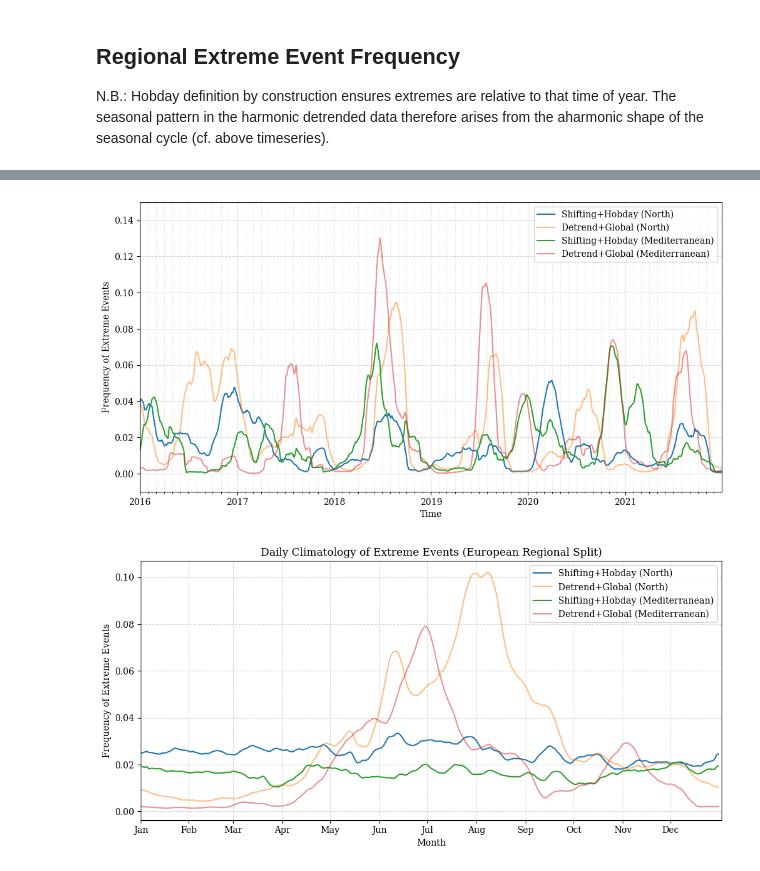
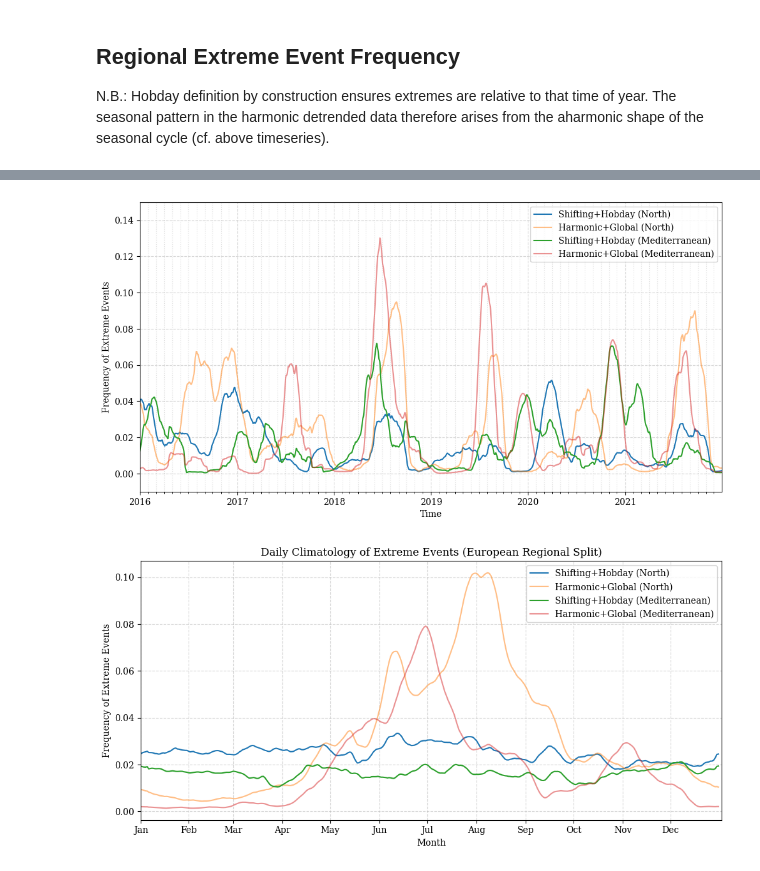
Before and after one commit to wienkers/marEx, a Jupyter notebook: examples/regional data/01_preprocess_extremes.ipynb, the cells around one changed output, grey strips where cells are left out. Saved outputs shown, nothing was run; the diff lists cells and outputs as text; code cells hidden in the pictures.

```diff
--- a/examples/regional data/01_preprocess_extremes.ipynb
+++ b/examples/regional data/01_preprocess_extremes.ipynb
@@ -575,43 +493,51 @@ monthly_shifting_north = extremes_ds_shifting.extreme_events.sel(lat=slice(50, 7
 monthly_detrend_north = extremes_ds_detrend.extreme_events.sel(lat=slice(50, 70)).mean(dim=["lat", "lon"]).rolling(time=60).mean()
 
 # Mediterranean region
-monthly_shifting_med = extremes_ds_shifting.extreme_events.sel(lat=slice(30, 49)).sel(lon=slice(0,45)).mean(dim=["lat", "lon"]).rolling(time=60).mean()
-monthly_detrend_med = extremes_ds_detrend.extreme_events.sel(lat=slice(30, 49)).sel(lon=slice(0,45)).mean(dim=["lat", "lon"]).rolling(time=60).mean()
+monthly_shifting_med = (
+    extremes_ds_shifting.extreme_events.sel(lat=slice(30, 49))
+    .sel(lon=slice(0, 45))
+    .mean(dim=["lat", "lon"])
+    .rolling(time=60)
+    .mean()
+)
+monthly_detrend_med = (
+    extremes_ds_detrend.extreme_events.sel(lat=slice(30, 49)).sel(lon=slice(0, 45)).mean(dim=["lat", "lon"]).rolling(time=60).mean()
+)
 
 plt.figure(figsize=(12, 6))
 plt.plot(
     monthly_shifting_north.time,
     monthly_shifting_north,
     label="Shifting+Hobday (North)",
 )
 plt.plot(
     monthly_detrend_north.time,
     monthly_detrend_north,
-    label="Detrend+Global (North)",
+    label="Harmonic+Global (North)",
     alpha=0.5,
 )
 plt.plot(
     monthly_shifting_med.time,
     monthly_shifting_med,
     label="Shifting+Hobday (Mediterranean)",
 )
 plt.plot(
     monthly_detrend_med.time,
     monthly_detrend_med,
-    label="Detrend+Global (Mediterranean)",
+    label="Harmonic+Global (Mediterranean)",
     alpha=0.5,
 )
 plt.grid(True, which="major", linestyle="--", alpha=0.5)
 plt.grid(True, which="minor", linestyle=":", alpha=0.4, axis="x")
 plt.xlabel("Time")
 plt.ylabel("Frequency of Extreme Events")
 plt.xlim(np.datetime64("2016-01-01"), np.datetime64("2021-12-31"))
 plt.ylim(-0.01, 0.15)
 plt.gca().xaxis.set_minor_locator(mdates.MonthLocator(bymonth=range(2, 13)))
 plt.legend()
 plt.show()
 # %% [output]
-[figure, old version]
+[figure, new version]
 # %%
 # Daily climatology split by European regions
 monthly_shifting_north = (
@@ -624,7 +550,8 @@ monthly_shifting_north = (
     .isel(dayofyear=slice(0, -2))
 )
 monthly_shifting_med = (
-    extremes_ds_shifting.extreme_events.sel(lat=slice(30, 49)).sel(lon=slice(0,45))
+    extremes_ds_shifting.extreme_events.sel(lat=slice(30, 49))
+    .sel(lon=slice(0, 45))
     .mean(dim=["lat", "lon"])
     .rolling(time=10, center=True)
     .mean("time")
@@ -642,7 +569,8 @@ monthly_detrend_north = (
     .isel(dayofyear=slice(0, -2))
 )
 monthly_detrend_med = (
-    extremes_ds_detrend.extreme_events.sel(lat=slice(30, 49)).sel(lon=slice(0,45))
+    extremes_ds_detrend.extreme_events.sel(lat=slice(30, 49))
+    .sel(lon=slice(0, 45))
     .mean(dim=["lat", "lon"])
     .rolling(time=10, center=True)
     .mean("time")
@@ -657,9 +585,9 @@ month_labels = [calendar.month_abbr[m] for m in range(1, 13)]
 
 plt.figure(figsize=(10, 5))
 plt.plot(days, monthly_shifting_north, label="Shifting+Hobday (North)")
-plt.plot(days, monthly_detrend_north, label="Detrend+Global (North)", alpha=0.5)
+plt.plot(days, monthly_detrend_north, label="Harmonic+Global (North)", alpha=0.5)
 plt.plot(days, monthly_shifting_med, label="Shifting+Hobday (Mediterranean)")
-plt.plot(days, monthly_detrend_med, label="Detrend+Global (Mediterranean)", alpha=0.5)
+plt.plot(days, monthly_detrend_med, label="Harmonic+Global (Mediterranean)", alpha=0.5)
 plt.grid(True, linestyle="--", alpha=0.5)
 plt.xlabel("Month")
 plt.ylabel("Frequency of Extreme Events")
@@ -671,4 +599,4 @@ plt.xlim(1, 366)
 plt.tight_layout()
 plt.show()
 # %% [output]
-[figure, old version]
+[figure, new version]
```
Also changed, not shown: parts of 14 cells of this notebook, 13 other files.
